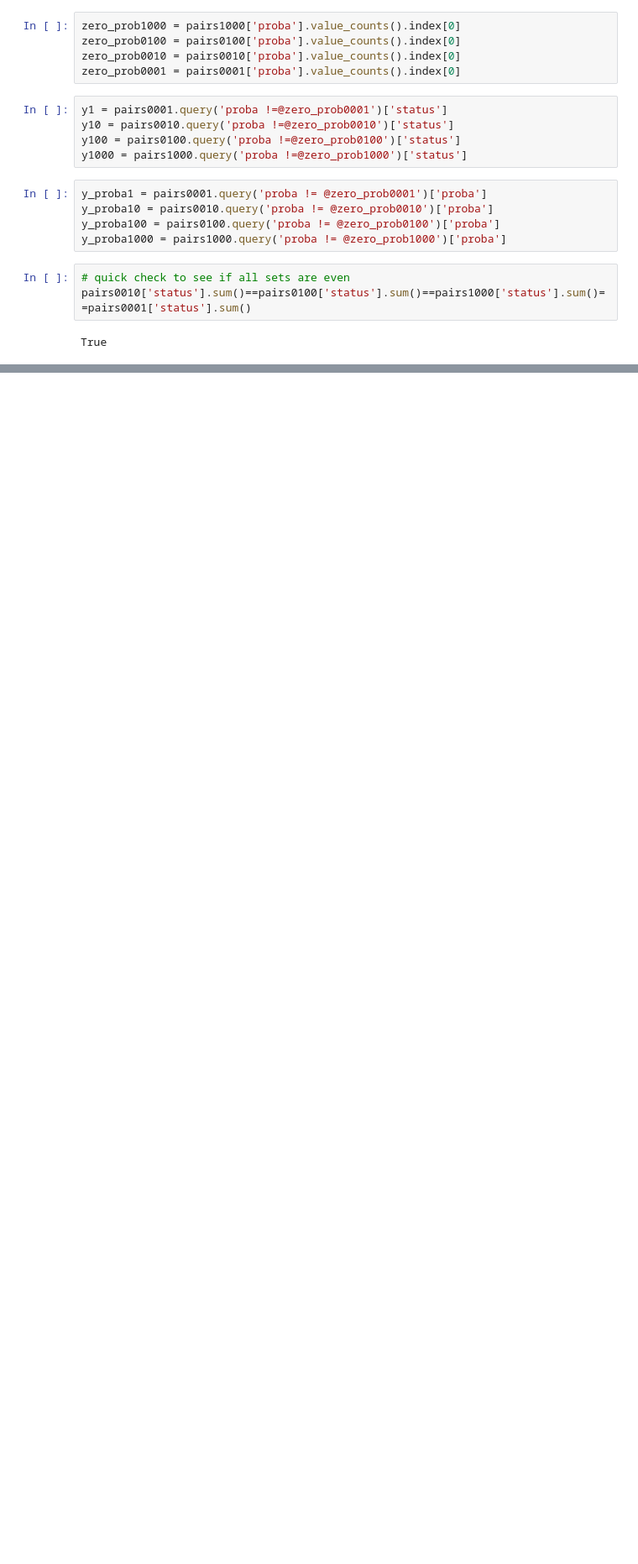
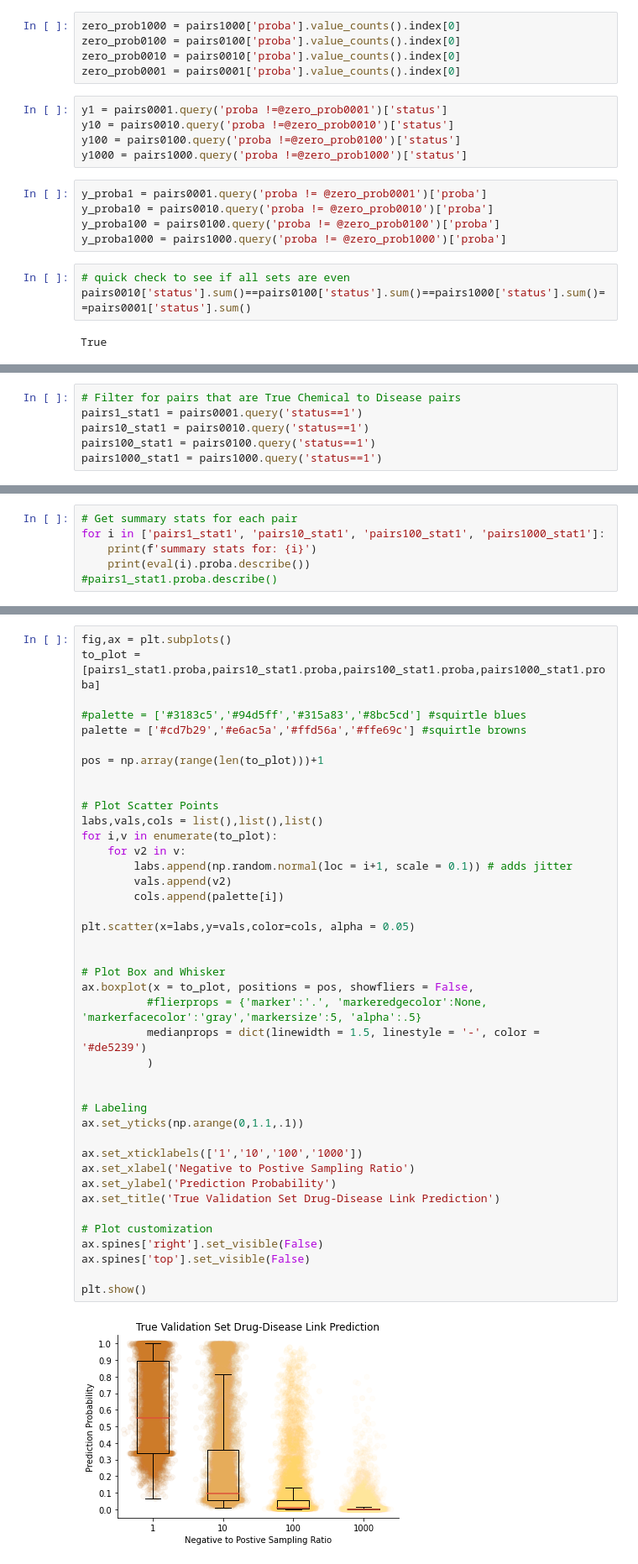
Before and after one commit to SuLab/MechRepoNet, a Jupyter notebook: 1_code/14b_combine_1,10,100,1000to1_plots.ipynb, the cells around one changed output, grey strips where cells are left out. Shown at 84% size. Cells and saved outputs as stored; diff of their text form; blank space fills up the shorter version.

```diff
--- a/1_code/14b_combine_1,10,100,1000to1_plots.ipynb
+++ b/1_code/14b_combine_1,10,100,1000to1_plots.ipynb
@@ -59,0 +111,6 @@ pt.graph_prc_boilerplate('Eval results - Precision Recall on Test Set');
+# %%
+# Filter for pairs that are True Chemical to Disease pairs
+pairs1_stat1 = pairs0001.query('status==1')
+pairs10_stat1 = pairs0010.query('status==1')
+pairs100_stat1 = pairs0100.query('status==1')
+pairs1000_stat1 = pairs1000.query('status==1')
@@ -59,0 +142,6 @@ pt.graph_prc_boilerplate('Eval results - Precision Recall on Test Set');
+# %%
+# Get summary stats for each pair
+for i in ['pairs1_stat1', 'pairs10_stat1', 'pairs100_stat1', 'pairs1000_stat1']:
+    print(f'summary stats for: {i}')
+    print(eval(i).proba.describe())
+#pairs1_stat1.proba.describe()
@@ -59,0 +166,43 @@ pt.graph_prc_boilerplate('Eval results - Precision Recall on Test Set');
+# %%
+fig,ax = plt.subplots()
+to_plot = [pairs1_stat1.proba,pairs10_stat1.proba,pairs100_stat1.proba,pairs1000_stat1.proba]
+
+#palette = ['#3183c5','#94d5ff','#315a83','#8bc5cd'] #squirtle blues
+palette = ['#cd7b29','#e6ac5a','#ffd56a','#ffe69c'] #squirtle browns
+
+pos = np.array(range(len(to_plot)))+1
+
+
+# Plot Scatter Points
+labs,vals,cols = list(),list(),list()
+for i,v in enumerate(to_plot):
+    for v2 in v:
+        labs.append(np.random.normal(loc = i+1, scale = 0.1)) # adds jitter
+        vals.append(v2)
+        cols.append(palette[i])
+
+plt.scatter(x=labs,y=vals,color=cols, alpha = 0.05)
+
+
+# Plot Box and Whisker
+ax.boxplot(x = to_plot, positions = pos, showfliers = False,
+          #flierprops = {'marker':'.', 'markeredgecolor':None, 'markerfacecolor':'gray','markersize':5, 'alpha':.5}
+          medianprops = dict(linewidth = 1.5, linestyle = '-', color = '#de5239')
+          )
+
+
+# Labeling
+ax.set_yticks(np.arange(0,1.1,.1))
+
+ax.set_xticklabels(['1','10','100','1000'])
+ax.set_xlabel('Negative to Postive Sampling Ratio')
+ax.set_ylabel('Prediction Probability')
+ax.set_title('True Validation Set Drug-Disease Link Prediction')
+
+# Plot customization
+ax.spines['right'].set_visible(False)
+ax.spines['top'].set_visible(False)
+
+plt.show()
+# %% [output]
+[figure, added]
```
Also changed, not shown: parts of 30 cells of this notebook.
